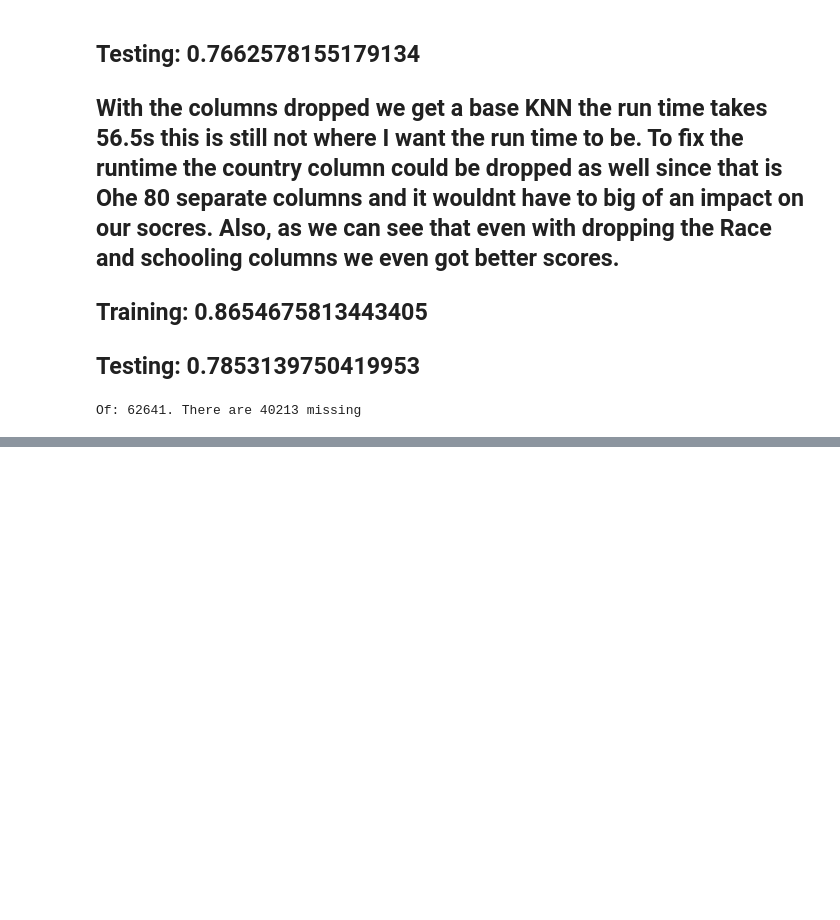
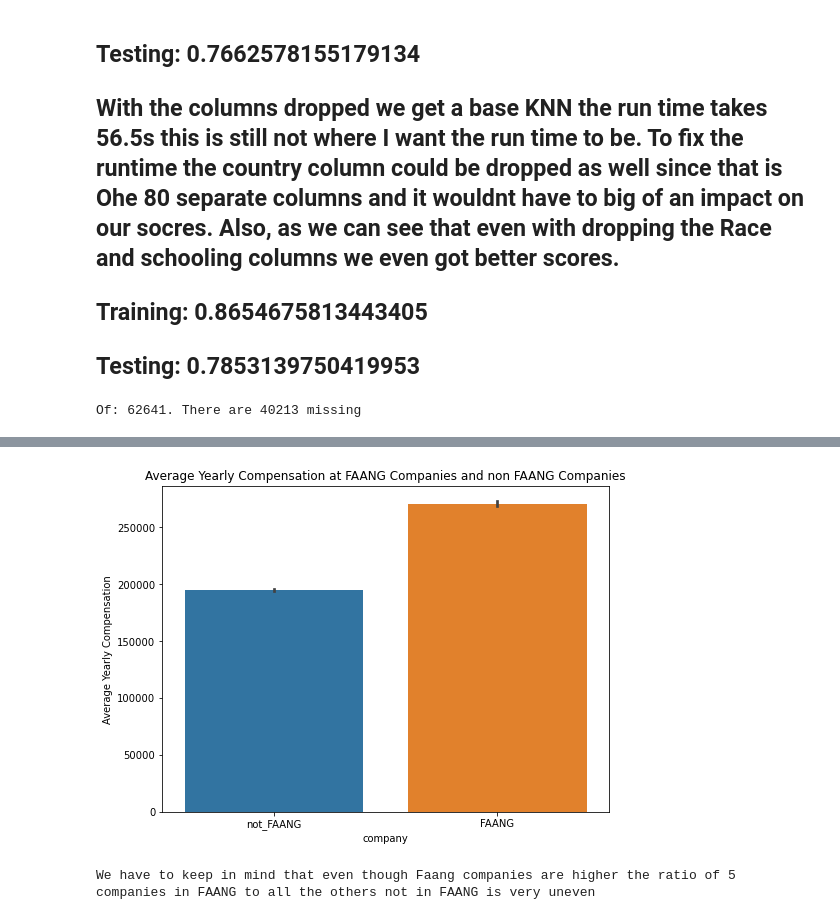
Before and after one commit to SpencerReno/Project_two, a Jupyter notebook: Salary_predictions.ipynb, the cells around one changed output, grey strips where cells are left out. Saved outputs shown, nothing was run; the diff lists cells and outputs as text; code cells hidden in the pictures; blank space fills up the shorter version.

```diff
--- a/Salary_predictions.ipynb
+++ b/Salary_predictions.ipynb
@@ -279,0 +292,10 @@ salary_data.head()
+# %%
+plt.figure(figsize=(8,6))
+sns.barplot(salary_data['company'], salary_data['totalyearlycompensation'])
+plt.ylabel('Average Yearly Compensation')
+plt.title('Average Yearly Compensation at FAANG Companies and non FAANG Companies')
+plt.show()
+print('We have to keep in mind that even though Faang companies are higher the ratio of 5 companies in FAANG to all the others not in FAANG is very uneven')
+# %% [output]
+[figure, added]
+We have to keep in mind that even though Faang companies are higher the ratio of 5 companies in FAANG to all the others not in FAANG is very uneven
```
Also changed, not shown: parts of 44 cells of this notebook.
